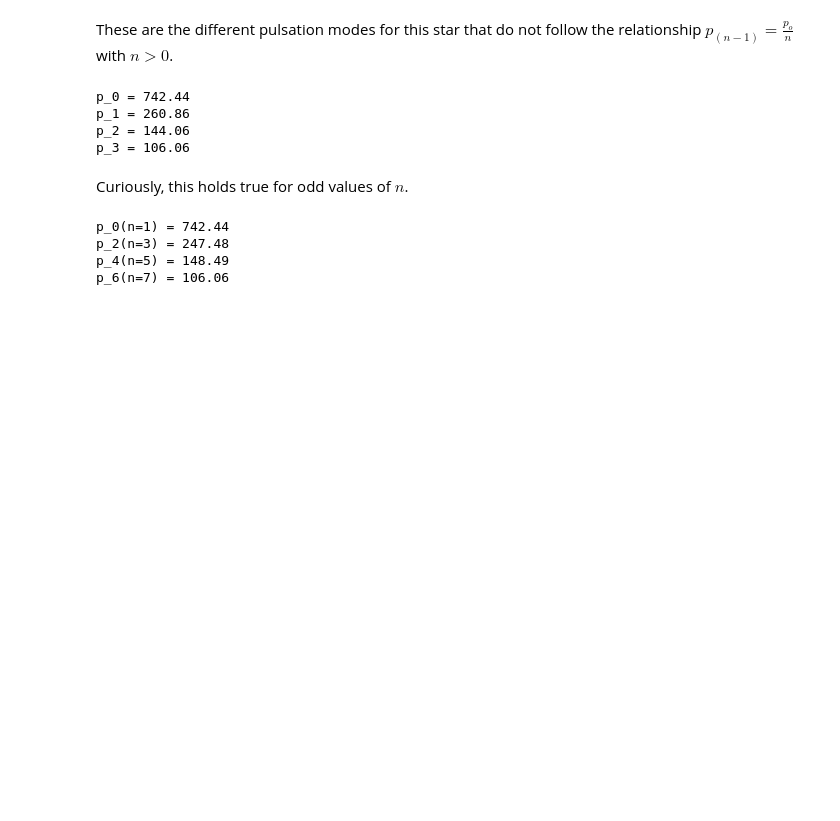
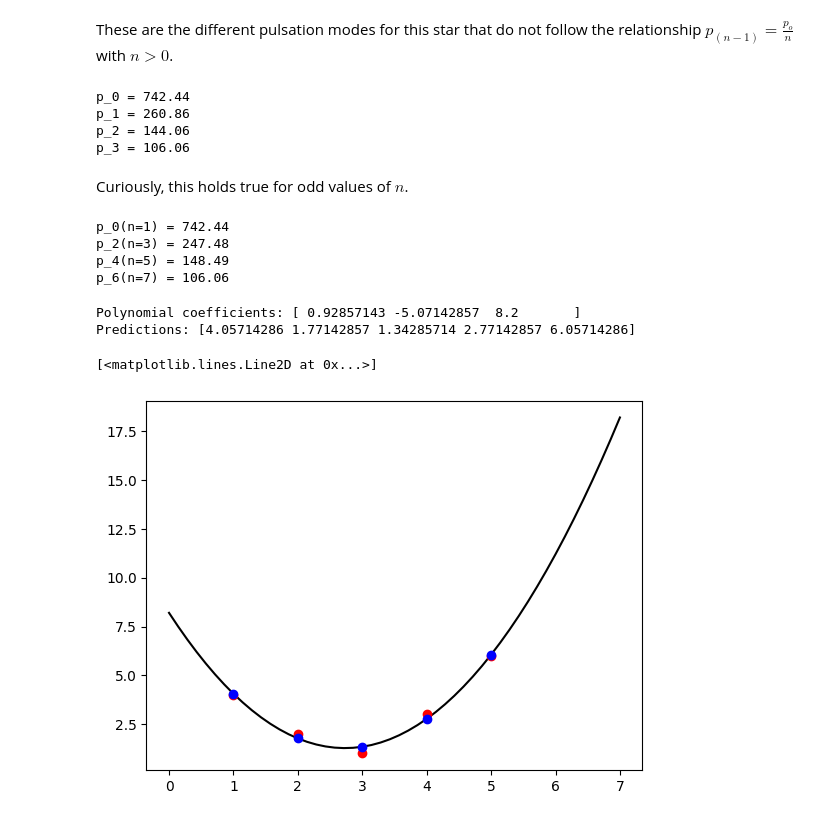
Before and after one commit to dawg-at-irya/Analysis_of_a_light_curve, a Jupyter notebook: Analysis_of_a_light_curve.ipynb, the cells around one changed output. Saved outputs shown, nothing was run; the diff lists cells and outputs as text; code cells hidden in the pictures; blank space fills up the shorter version.

```diff
--- a/Analysis_of_a_light_curve.ipynb
+++ b/Analysis_of_a_light_curve.ipynb
@@ -315,3 +318,30 @@ p_0(n=1) = 742.44
 p_2(n=3) = 247.48
 p_4(n=5) = 148.49
 p_6(n=7) = 106.06
+# %%
+import numpy as np
+import matplotlib.pyplot as plt
+
+# Define the input data points
+x = np.array([1, 2, 3, 4, 5])   # x values
+y = np.array([4, 2, 1, 3, 6])   # y values
+
+# Fit a polynomial of degree 3
+coefficients = np.polyfit(x, y, 2)
+
+# Generate predictions at the same x values
+predictions = np.polyval(coefficients, x)
+
+# Print the coefficients and predictions
+print("Polynomial coefficients:", coefficients)
+print("Predictions:", predictions)
+
+xgrid = np.linspace(0, 7)
+plt.plot(xgrid, np.polyval(coefficients, xgrid), 'k-')
+plt.plot(x, y, 'ro', label = 'original data')
+plt.plot(x, np.polyval(coefficients, x), 'bo', label = 'predictions')
+# %% [output]
+Polynomial coefficients: [ 0.92857143 -5.07142857  8.2       ]
+Predictions: [4.05714286 1.77142857 1.34285714 2.77142857 6.05714286]
+[<matplotlib.lines.Line2D at 0x...>]
+[figure, added]
```
Also changed, not shown: parts of 22 cells of this notebook.
